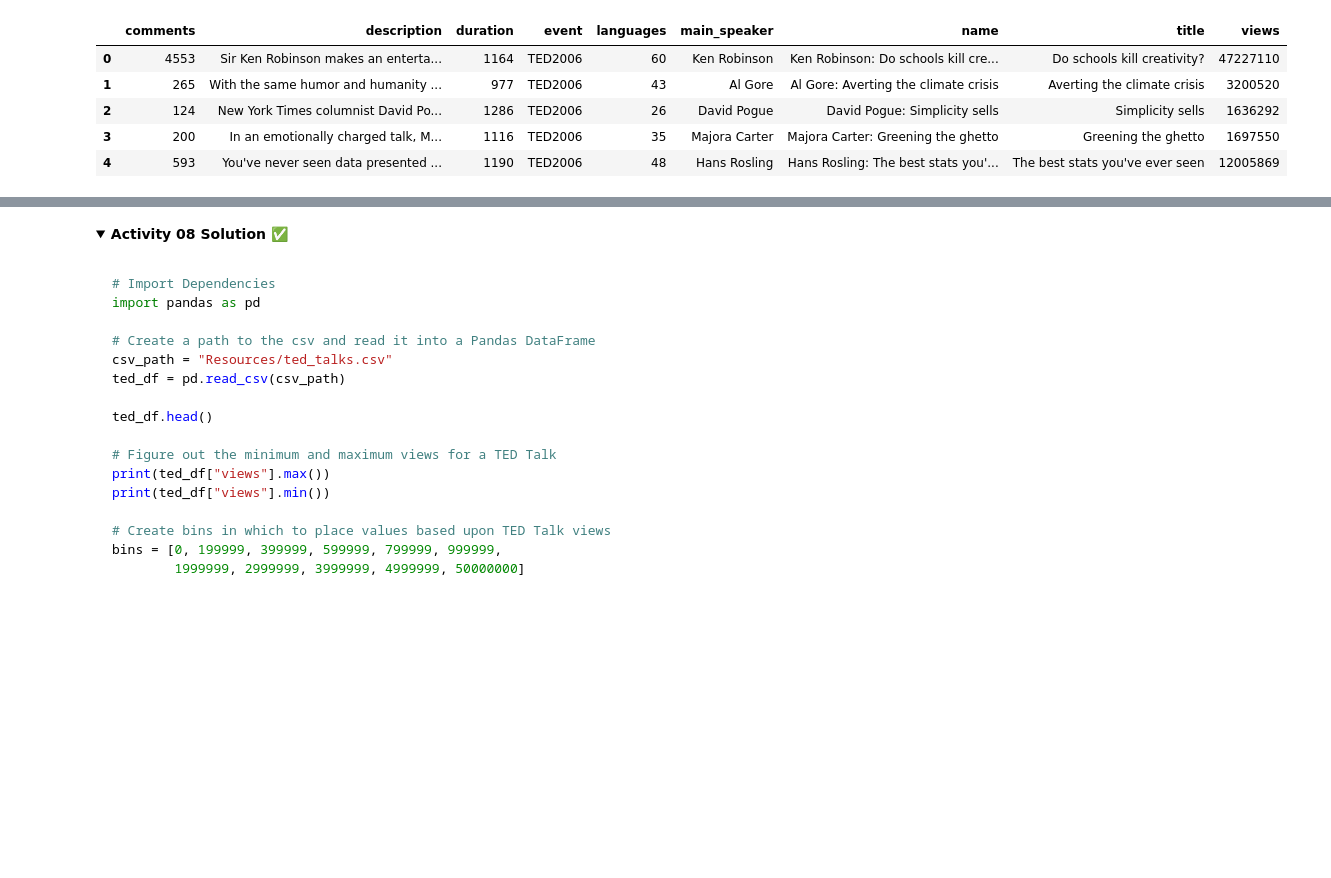
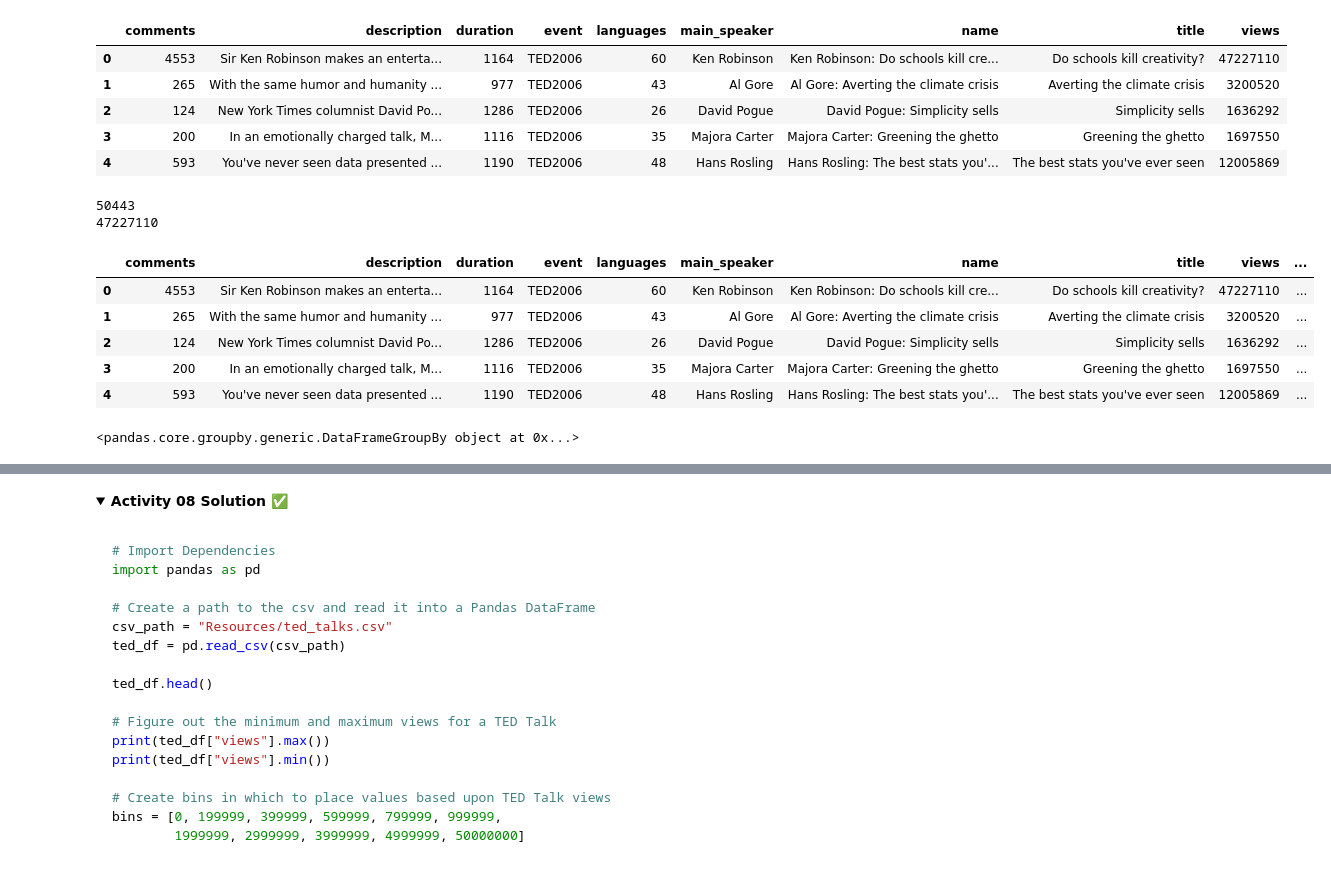
Before and after one commit to AfroQ/Pandas_Activities, a Jupyter notebook: Pandas_Notebook/Pandas_Notebook-Day-02.ipynb, the cells around one changed output, grey strips where cells are left out. Saved outputs shown, nothing was run; the diff lists cells and outputs as text; code cells hidden in the pictures; folded sections open; blank space fills up the shorter version.

Commit message:
Cleaning and manipulating data with pandas

```diff
--- a/Pandas_Notebook/Pandas_Notebook-Day-02.ipynb
+++ b/Pandas_Notebook/Pandas_Notebook-Day-02.ipynb
@@ -461,19 +893,35 @@ ted_df.head()
 | 2 | 124 | New York Times columnist David Po... | 1286 | TED2006 | 26 | David Pogue | David Pogue: Simplicity sells | Simplicity sells | 1636292 |
 | 3 | 200 | In an emotionally charged talk, M... | 1116 | TED2006 | 35 | Majora Carter | Majora Carter: Greening the ghetto | Greening the ghetto | 1697550 |
 | 4 | 593 | You've never seen data presented ... | 1190 | TED2006 | 48 | Hans Rosling | Hans Rosling: The best stats you'... | The best stats you've ever seen | 12005869 |
+# %%
+# Figure out the minimum and maximum views for a TED Talk
+print(ted_df["views"].min())
+print(ted_df["views"].max())
+# %% [output]
+50443
+47227110
 # %%
-# Figure out the minimum and maximum views for a TED Talk
-
 # Create bins in which to place values based upon TED Talk views
+bins = [0, 199999, 399999, 599999, 799999, 999999,
+        1999999, 2999999, 3999999, 4999999, 50000000]
 
 # Create labels for these bins
+bin_labels = ["0 to 199k", "200k to 399k", "400k to 599k", "600k to 799k", "800k to 999k",
+              "1mil to 2mil", "2mil to 3mil", "3mil to 4mil", "4mil to 5mil", "5mil to 50mil"]
 
 # Slice the data and place it into bins
-
 # Place the data series into a new column inside of the DataFrame
-
-# Create a GroupBy object based upon "View Group"
-
-# Find how many rows fall into each bin
-
-# Get the average of each column within the GroupBy object
+ted_df["View ranges"] = pd.cut(ted_df["views"], bins, labels=bin_labels)
+ted_df.head()
+# %% [output]
+|  | comments | description | duration | event | languages | main_speaker | name | title | views | ... |
+| 0 | 4553 | Sir Ken Robinson makes an enterta... | 1164 | TED2006 | 60 | Ken Robinson | Ken Robinson: Do schools kill cre... | Do schools kill creativity? | 47227110 | ... |
+| 1 | 265 | With the same humor and humanity ... | 977 | TED2006 | 43 | Al Gore | Al Gore: Averting the climate crisis | Averting the climate crisis | 3200520 | ... |
+| 2 | 124 | New York Times columnist David Po... | 1286 | TED2006 | 26 | David Pogue | David Pogue: Simplicity sells | Simplicity sells | 1636292 | ... |
+| 3 | 200 | In an emotionally charged talk, M... | 1116 | TED2006 | 35 | Majora Carter | Majora Carter: Greening the ghetto | Greening the ghetto | 1697550 | ... |
+| 4 | 593 | You've never seen data presented ... | 1190 | TED2006 | 48 | Hans Rosling | Hans Rosling: The best stats you'... | The best stats you've ever seen | 12005869 | ... |
+# %%
+# Create a GroupBy object based upon "View ranges"
+view_group = ted_df.groupby("View ranges")
+# %% [output]
+<pandas.core.groupby.generic.DataFrameGroupBy object at 0x...>
```
Also changed, not shown: parts of 49 cells of this notebook, 3 other files.
